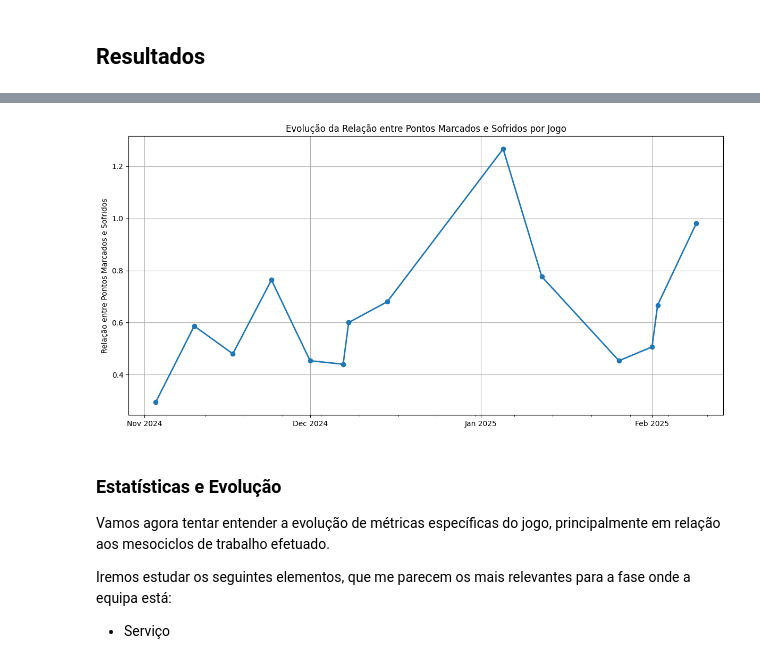
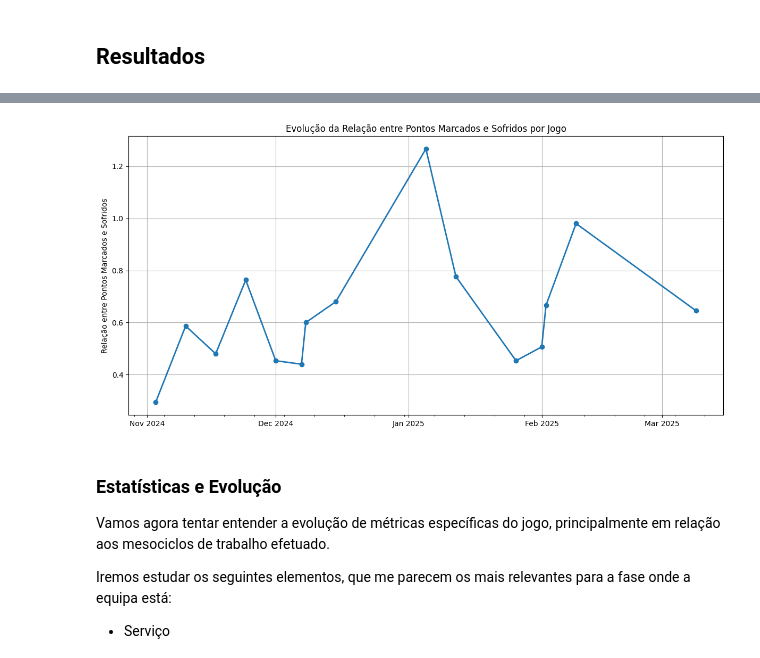
Before and after one commit to pmalves/coach-report-lv1, a Jupyter notebook: Dossier_de_Estágio_Pedro_Alves.ipynb, the cells around one changed output, grey strips where cells are left out. Cells and saved outputs as stored; diff of their text form; code cells hidden in the pictures.

```diff
--- a/Dossier_de_Estágio_Pedro_Alves.ipynb
+++ b/Dossier_de_Estágio_Pedro_Alves.ipynb
@@ -681,7 +685,9 @@ mesocycles = [
     ["KI", "2024-12-20", "2025-01-10"],
     ["KII", "2025-01-13", "2025-01-31"],
     ["Serve-Receive", "2025-02-03", "2025-02-21"],
-    ["KI", "2025-02-24", "2025-03-14"]
+    ["KI", "2025-02-24", "2025-03-14"],
+    ["KII", "2025-03-17", "2025-04-04"],
+    ["Serve-Receive", "2025-04-07", "2025-05-02"]
 ]
 
 # Convert the mesocycles list into a DataFrame
@@ -711,7 +717,7 @@ for idx, row in mesocycle_df.iterrows():
         row["Start Date"] + pd.Timedelta(days=1),  # Add a small left padding to the start date
         0.4,                # Slightly below the top edge of the area
         row["Mesocycle"],
-        ha='left', va='top', fontsize=10, alpha=0.6  # No background, just plain text
+        ha='left', va='top', fontsize=8, alpha=0.6  # No background, just plain text
     )
 
 # Formatting the chart
@@ -766,7 +772,10 @@ video_links = [
     {"Date": "2025-02-01", "Video Link": "https://youtu.be/TIesuACMn24"},
     {"Date": "2025-02-02", "Video Link": "https://youtu.be/uUwNdPmSk64"},
     {"Date": "2025-02-09", "Video Link": "https://youtu.be/Pr71JX_baT0"},
-    {"Date": "2025-03-09", "Video Link": "https://youtu.be/m8meMzxzTzs"}
+    {"Date": "2025-03-09", "Video Link": "https://youtu.be/m8meMzxzTzs"},
+    {"Date": "2025-03-23", "Video Link": "https://youtu.be/CKffUTN40Wg"},
+    {"Date": "2025-03-30", "Video Link": "https://youtu.be/NLthq2c1j7o"},
+    {"Date": "2025-04-03", "Video Link": "https://youtu.be/ZDTL7fSDzw0"}
 ]
 
 
@@ -1173,10 +1183,10 @@ Aqui estão os resultados dos jogos até agora:
 
 ### Evolução da pontuação
 
 Para mostrar a evolução (ou não) da equipa, podemos analizar a relação entre
 pontos marcados e sofridos por jogo. Isto é apenas representativo, uma vez que o
 grau de dificuldade do adversário fará toda a diferença.
-[figure, old version]
+[figure, new version]
 # %% [markdown]
 ### Estatísticas e Evolução
 
```
Also changed, not shown: parts of 11 cells of this notebook.
